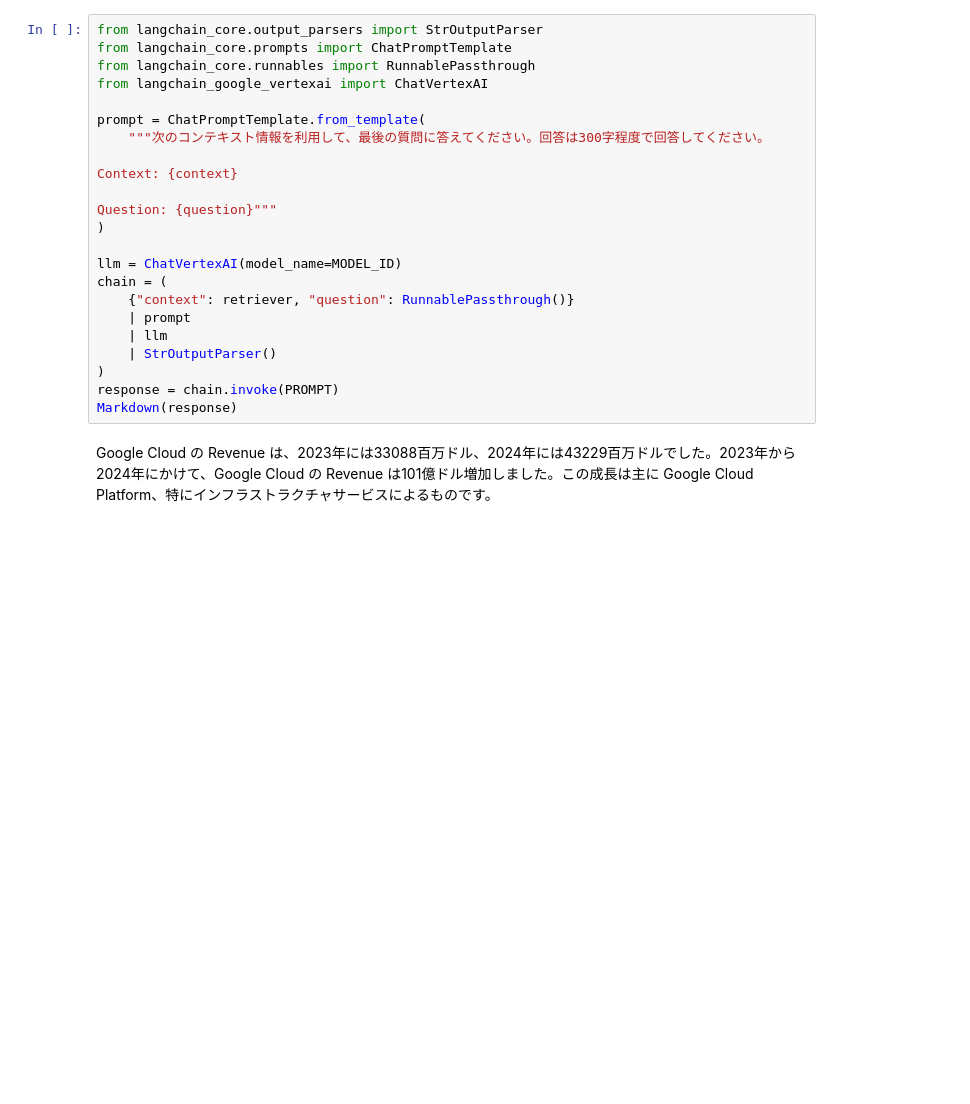
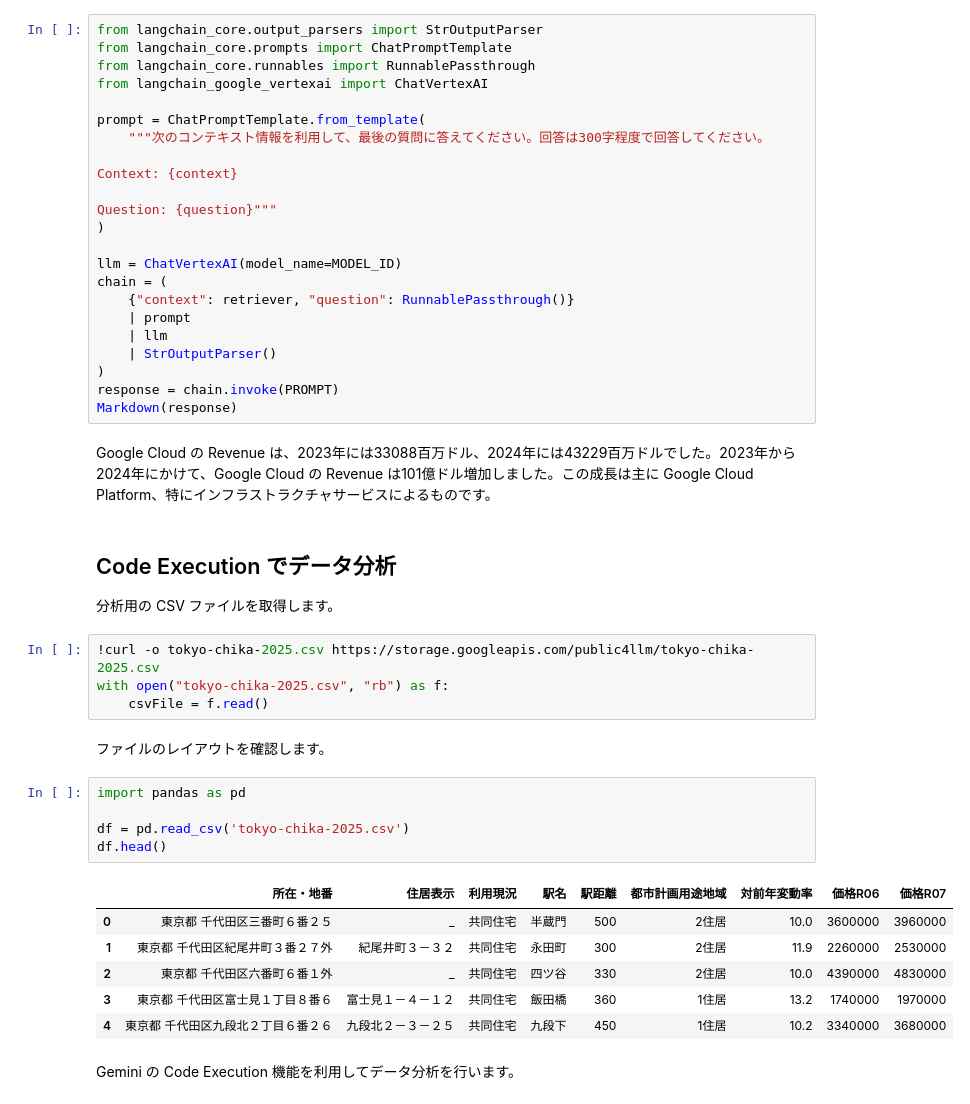
Before and after one commit to junyakitady/gemini2apps, a Jupyter notebook: notebook/Gemini2_0_RAG.ipynb, the cells around one changed output. Saved outputs shown, nothing was run; the diff lists cells and outputs as text; blank space fills up the shorter version.

Commit message:
add Gemini Code Execution

```diff
--- a/notebook/Gemini2_0_RAG.ipynb
+++ b/notebook/Gemini2_0_RAG.ipynb
@@ -255,3 +258,27 @@ response = chain.invoke(PROMPT)
 Markdown(response)
 # %% [output]
 Google Cloud の Revenue は、2023年には33088百万ドル、2024年には43229百万ドルでした。2023年から2024年にかけて、Google Cloud の Revenue は101億ドル増加しました。この成長は主に Google Cloud Platform、特にインフラストラクチャサービスによるものです。
+# %% [markdown]
+## Code Execution でデータ分析
+
+分析用の CSV ファイルを取得します。
+# %%
+!curl -o tokyo-chika-2025.csv https://storage.googleapis.com/public4llm/tokyo-chika-2025.csv
+with open("tokyo-chika-2025.csv", "rb") as f:
+    csvFile = f.read()
+# %% [markdown]
+ファイルのレイアウトを確認します。
+# %%
+import pandas as pd
+
+df = pd.read_csv('tokyo-chika-2025.csv')
+df.head()
+# %% [output]
+|  | 所在・地番 | 住居表示 | 利用現況 | 駅名 | 駅距離 | 都市計画用途地域 | 対前年変動率 | 価格R06 | 価格R07 |
+| 0 | 東京都 千代田区三番町６番２５ | _ | 共同住宅 | 半蔵門 | 500 | 2住居 | 10.0 | 3600000 | 3960000 |
+| 1 | 東京都 千代田区紀尾井町３番２７外 | 紀尾井町３－３２ | 共同住宅 | 永田町 | 300 | 2住居 | 11.9 | 2260000 | 2530000 |
+| 2 | 東京都 千代田区六番町６番１外 | _ | 共同住宅 | 四ツ谷 | 330 | 2住居 | 10.0 | 4390000 | 4830000 |
+| 3 | 東京都 千代田区富士見１丁目８番６ | 富士見１－４－１２ | 共同住宅 | 飯田橋 | 360 | 1住居 | 13.2 | 1740000 | 1970000 |
+| 4 | 東京都 千代田区九段北２丁目６番２６ | 九段北２－３－２５ | 共同住宅 | 九段下 | 450 | 1住居 | 10.2 | 3340000 | 3680000 |
+# %% [markdown]
+Gemini の Code Execution 機能を利用してデータ分析を行います。
```
Also changed, not shown: parts of 7 cells of this notebook.
